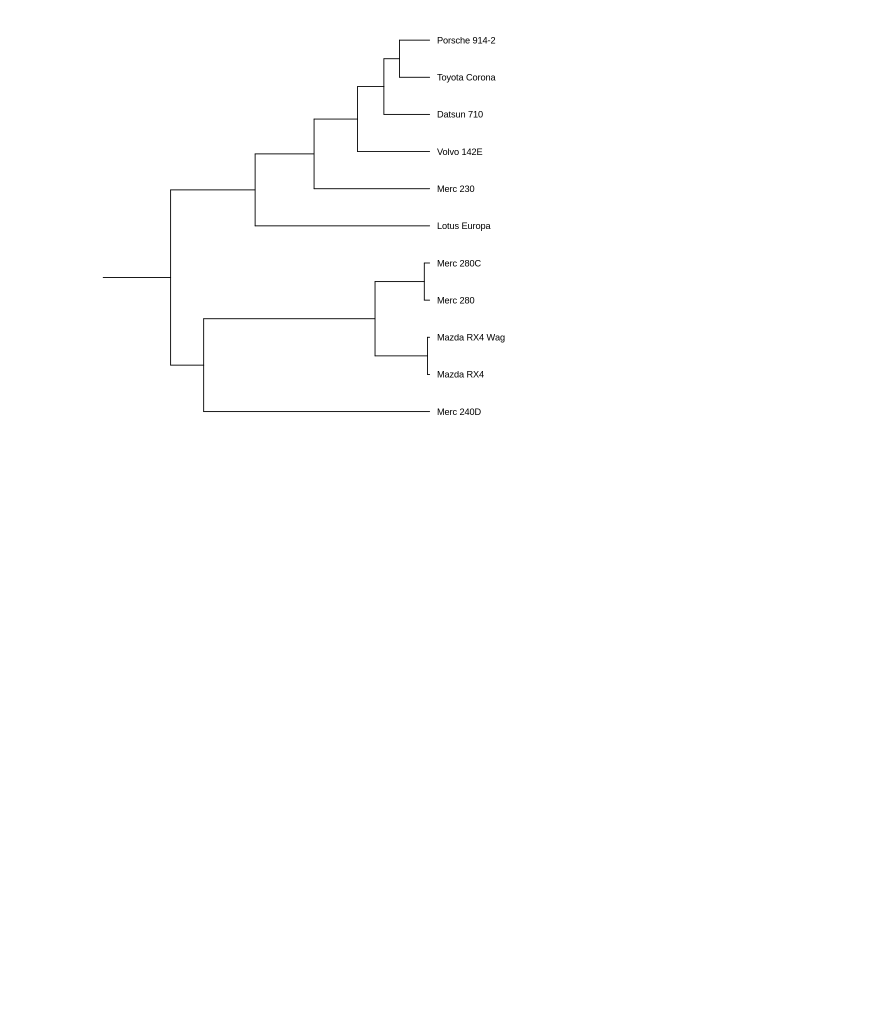
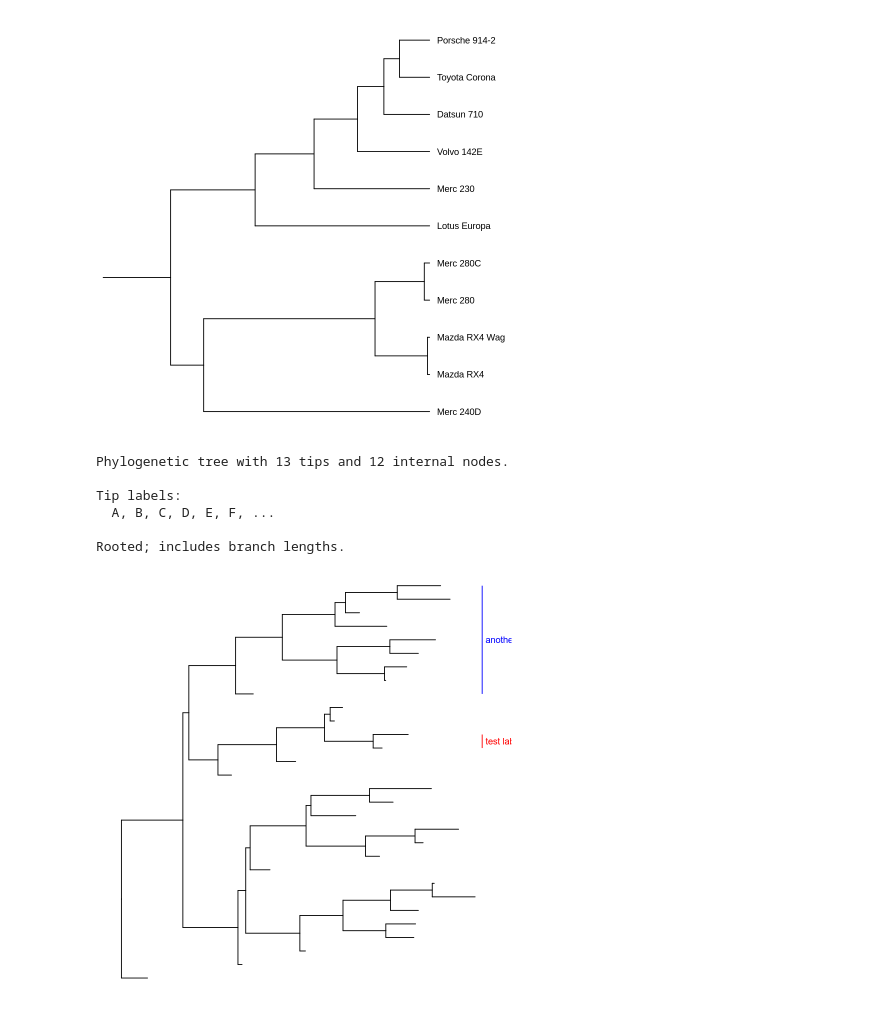
Before and after one commit to ahenoch/FluClust, a Jupyter notebook: Graphics.ipynb, the cells around one changed output. Cells and saved outputs as stored; diff of their text form; code cells hidden in the pictures; blank space fills up the shorter version.

```diff
--- a/Graphics.ipynb
+++ b/Graphics.ipynb
@@ -71,3 +31,21 @@ plot(p)
 viewClade(p, MRCA(p, c("Merc 230", "Merc 280C")))
 # %% [output]
 [figure]
+# %%
+tree <- read.tree("tree_newick.nwk")
+tree
+# %% [output]
+Phylogenetic tree with 13 tips and 12 internal nodes.
+
+Tip labels:
+  A, B, C, D, E, F, ...
+
+Rooted; includes branch lengths.
+# %%
+set.seed(2015-12-21)
+tree2 = rtree(30)
+p <- ggtree(tree2) + xlim(NA, 6)
+p + geom_cladelabel(node=45, label="test label", align=T, color='red') +
+    geom_cladelabel(node=34, label="another clade", align=T, color='blue')
+# %% [output]
+[figure, added]
```
Also changed, not shown: parts of 7 cells of this notebook, 2 other files.
